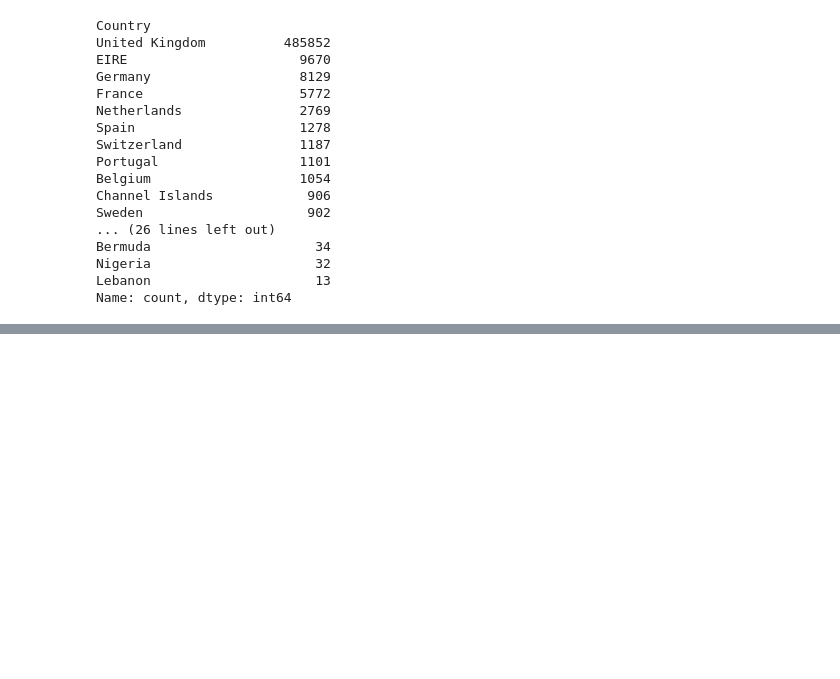
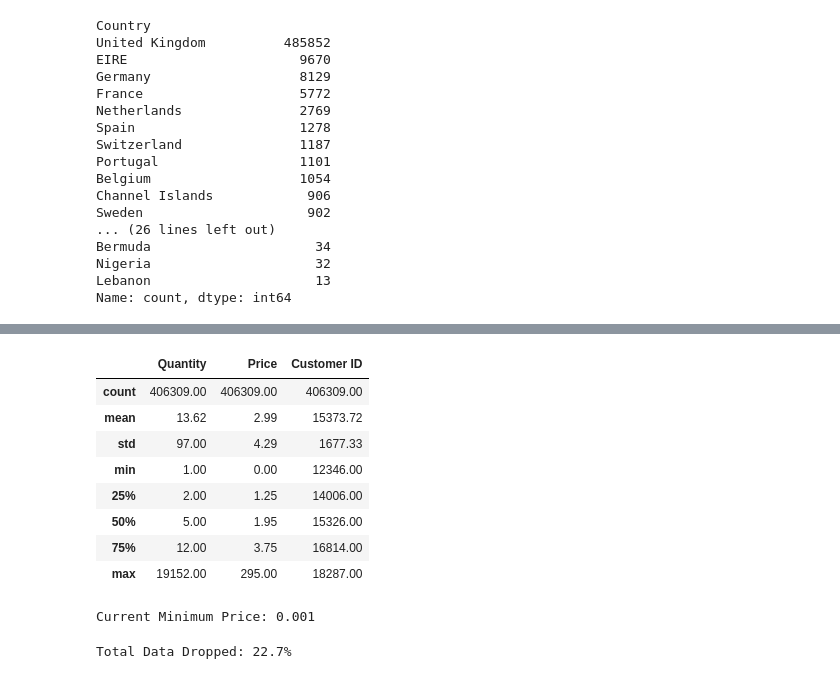
Before and after one commit to abdullahashfaq-ds/Online-Retail-Customer-Analysis, a Jupyter notebook: notebooks/online_retail_analysis.ipynb, the cells around one changed output, grey strips where cells are left out. Drawn from its saved outputs; the diff is of its cells as text; code cells hidden in the pictures; blank space fills up the shorter version.

```diff
--- a/notebooks/online_retail_analysis.ipynb
+++ b/notebooks/online_retail_analysis.ipynb
@@ -280,0 +335,20 @@ Name: count, dtype: int64
+# %%
+cleaned_df.describe(include=[np.number]).style.format("{:.2f}")
+# %% [output]
+|  | Quantity | Price | Customer ID |
+| count | 406309.00 | 406309.00 | 406309.00 |
+| mean | 13.62 | 2.99 | 15373.72 |
+| std | 97.00 | 4.29 | 1677.33 |
+| min | 1.00 | 0.00 | 12346.00 |
+| 25% | 2.00 | 1.25 | 14006.00 |
+| 50% | 5.00 | 1.95 | 15326.00 |
+| 75% | 12.00 | 3.75 | 16814.00 |
+| max | 19152.00 | 295.00 | 18287.00 |
+# %%
+print(f"Current Minimum Price: {cleaned_df["Price"].min()}")
+# %% [output]
+Current Minimum Price: 0.001
+# %%
+print(f"Total Data Dropped: {round(1 - len(cleaned_df)/len(df), 3)*100}%")
+# %% [output]
+Total Data Dropped: 22.7%
```
Also changed, not shown: parts of 8 cells of this notebook.
